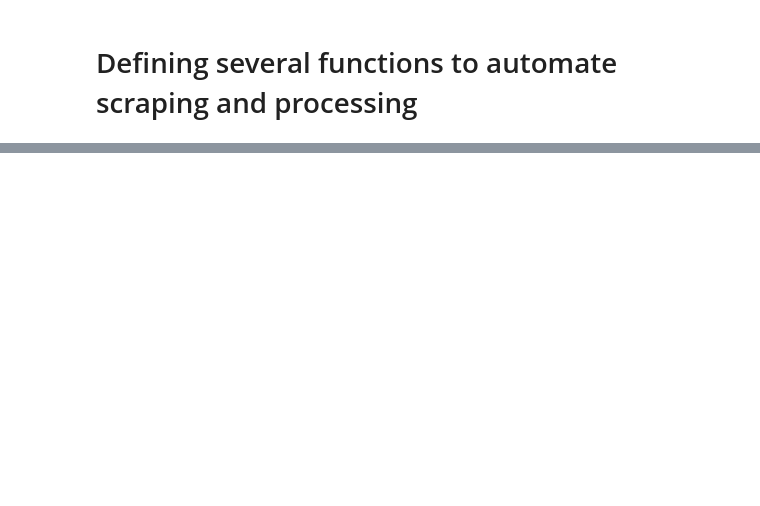
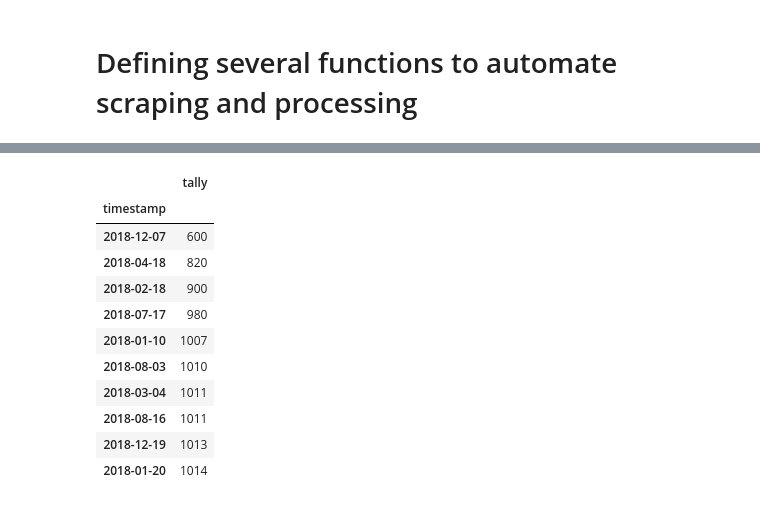
Before and after one commit to magnawhale/dsc-capstone-project-v2-online-ds-ft-051319, a Jupyter notebook: Twitter_scraper.ipynb, the cells around one changed output, grey strips where cells are left out. Drawn from its saved outputs; the diff is of its cells as text; code cells hidden in the pictures; blank space fills up the shorter version.

```diff
--- a/Twitter_scraper.ipynb
+++ b/Twitter_scraper.ipynb
@@ -181,6 +221,21 @@ json_to_csv_tweets('tweets_moneywords_2018.csv')
 # %%
 #check to see if scraper worked on all dates
 # a few missing dates is not the end of the world
+tw_df = pd.read_csv('tweets_moneywords_2018.csv')
+tw_df.timestamp = pd.to_datetime(tw_df.timestamp, format='%Y%m%d')
 grouped1 = pd.DataFrame(tw_df.groupby(['timestamp'])['tally'].sum())
 grouped1 = grouped1.sort_values(by=['tally'])
 grouped1.head(10)
+# %% [output]
+|  | tally |
+| timestamp |  |
+| 2018-12-07 | 600 |
+| 2018-04-18 | 820 |
+| 2018-02-18 | 900 |
+| 2018-07-17 | 980 |
+| 2018-01-10 | 1007 |
+| 2018-08-03 | 1010 |
+| 2018-03-04 | 1011 |
+| 2018-08-16 | 1011 |
+| 2018-12-19 | 1013 |
+| 2018-01-20 | 1014 |
```
Also changed, not shown: parts of 12 cells of this notebook, 2 other files.
